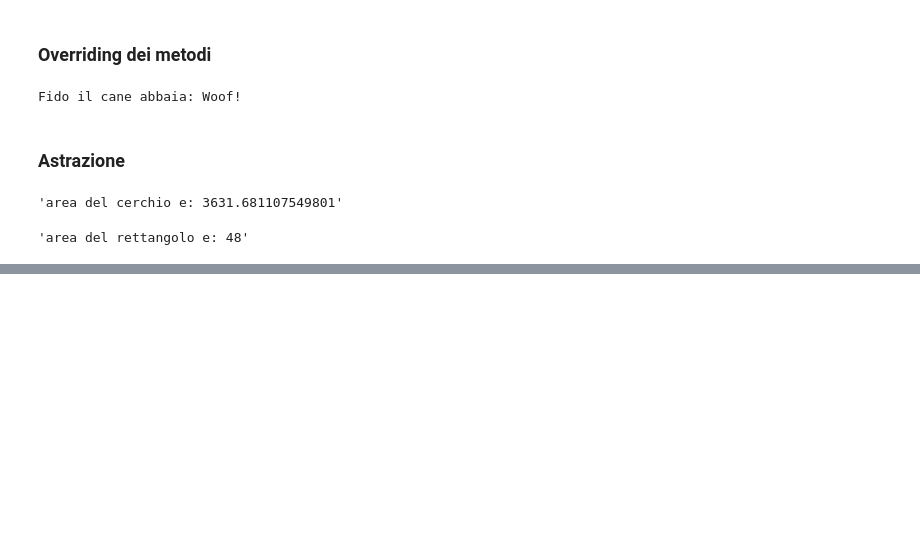
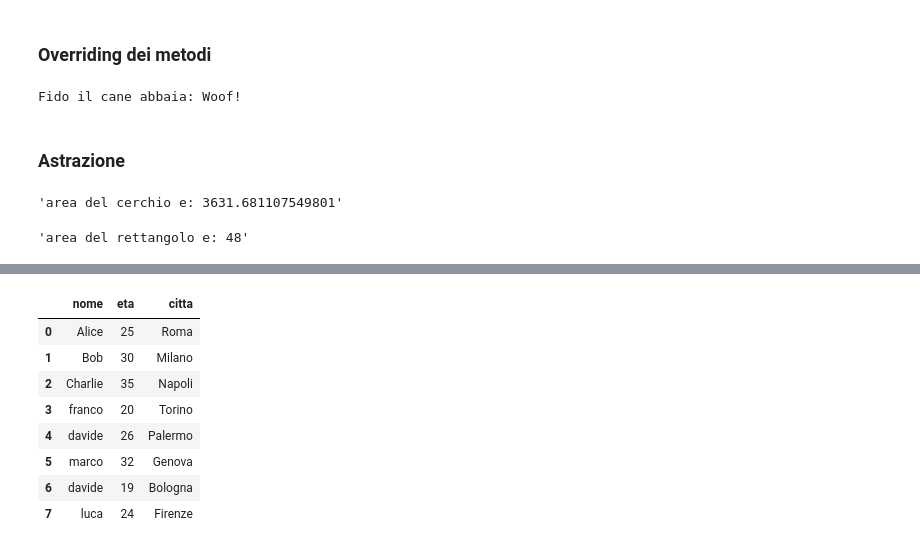
Before and after one commit to francescobifulco/python_corso, a Jupyter notebook: jupeter/serieuno.ipynb, the cells around one changed output, grey strips where cells are left out. Drawn from its saved outputs; the diff is of its cells as text; code cells hidden in the pictures; blank space fills up the shorter version.

```diff
--- a/jupeter/serieuno.ipynb
+++ b/jupeter/serieuno.ipynb
@@ -695,0 +737,18 @@ UnsupportedOperation: not readable
+# %%
+#Crea un DataFrame con almeno tre colonne e cinque righe.
+generico = {'nome': ['Alice', 'Bob', 'Charlie', 'franco', 'davide', 'marco', 'davide','luca'],
+                   'eta': [25, 30, 35, 20, 26, 32, 19, 24],
+                   'citta': ['Roma','Milano','Napoli','Torino','Palermo','Genova','Bologna','Firenze']
+                }
+df = pd.DataFrame(generico)
+df
+# %% [output]
+|  | nome | eta | citta |
+| 0 | Alice | 25 | Roma |
+| 1 | Bob | 30 | Milano |
+| 2 | Charlie | 35 | Napoli |
+| 3 | franco | 20 | Torino |
+| 4 | davide | 26 | Palermo |
+| 5 | marco | 32 | Genova |
+| 6 | davide | 19 | Bologna |
+| 7 | luca | 24 | Firenze |
```
Also changed, not shown: parts of 16 cells of this notebook, 31 other files.
